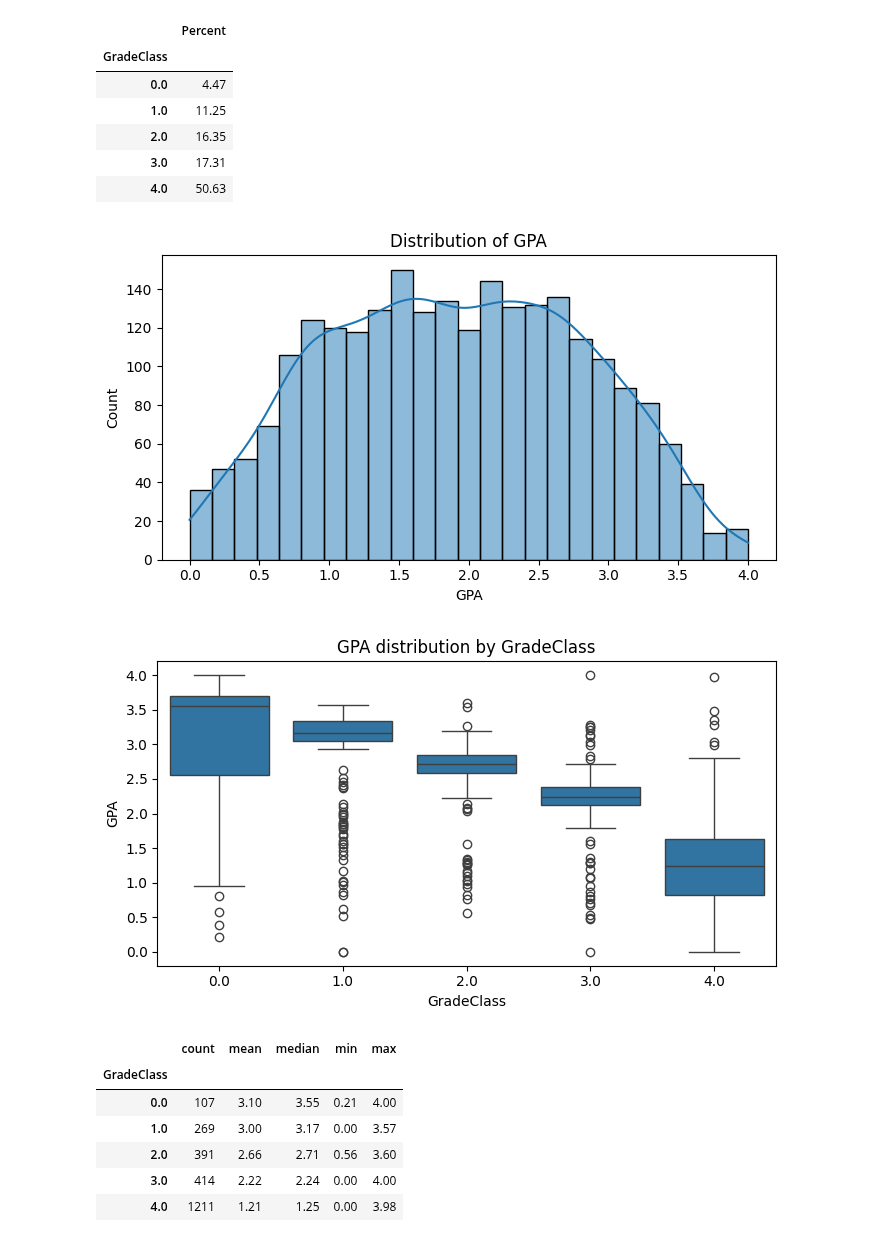
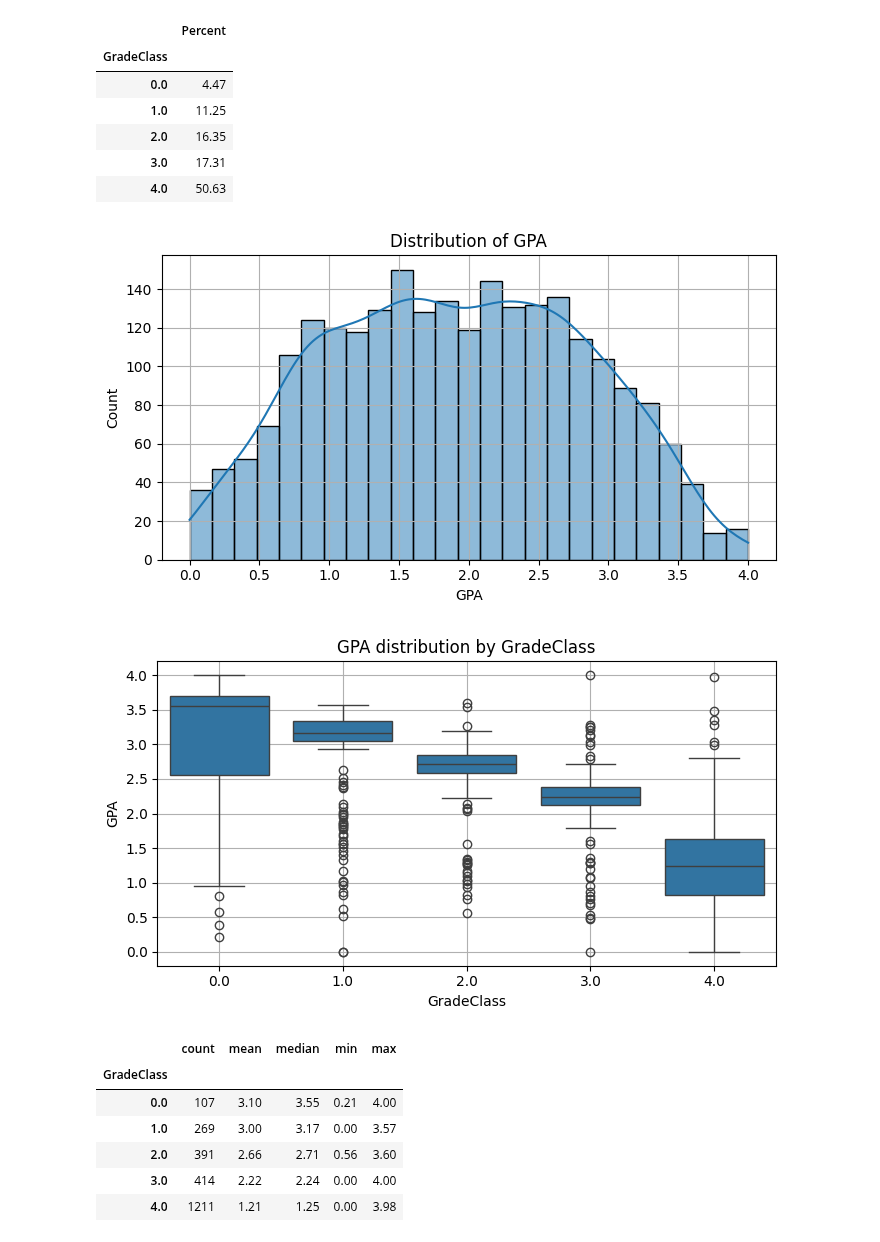
Before and after one commit to Sonu-kumar-08/YBI-INTERNSHIP, a Jupyter notebook: Student_Performance_Prediction.ipynb, the cells around one changed output. Cells and saved outputs as stored; diff of their text form; code cells hidden in the pictures.

```diff
--- a/Student_Performance_Prediction.ipynb
+++ b/Student_Performance_Prediction.ipynb
@@ -191,17 +191,19 @@ sns.histplot(clean_df["GPA"], bins=25, kde=True)
 plt.title("Distribution of GPA")
 plt.xlabel("GPA")
 plt.tight_layout()
+plt.grid()
 plt.show()
 # %% [output]
-[figure, old version]
+[figure, new version]
 # %%
 plt.figure(figsize=(7, 4))
 sns.boxplot(data=clean_df, x="GradeClass", y="GPA")
 plt.title("GPA distribution by GradeClass")
 plt.tight_layout()
+plt.grid()
 plt.show()
 # %% [output]
-[figure, old version]
+[figure, new version]
 # %%
 
 display(clean_df.groupby("GradeClass")["GPA"].agg(["count", "mean", "median", "min", "max"]).round(2))
```
Also changed, not shown: parts of 1 cell of this notebook.
